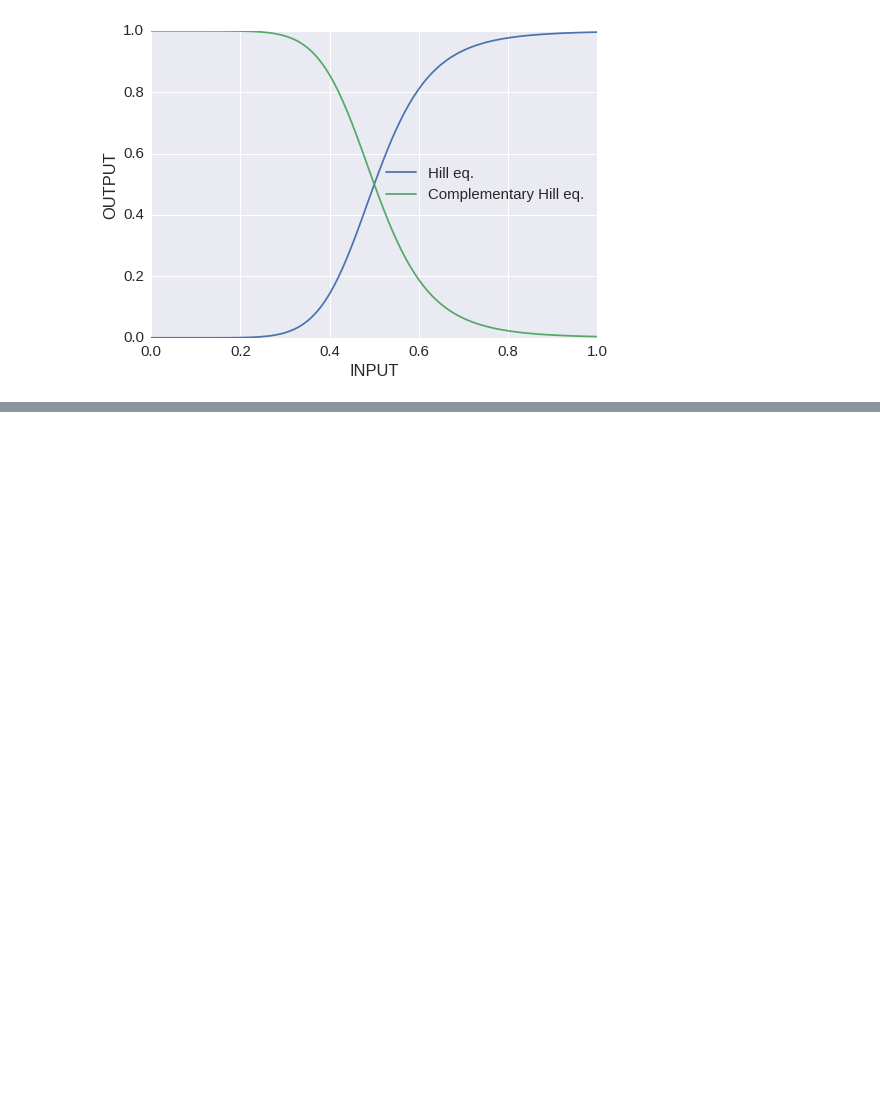
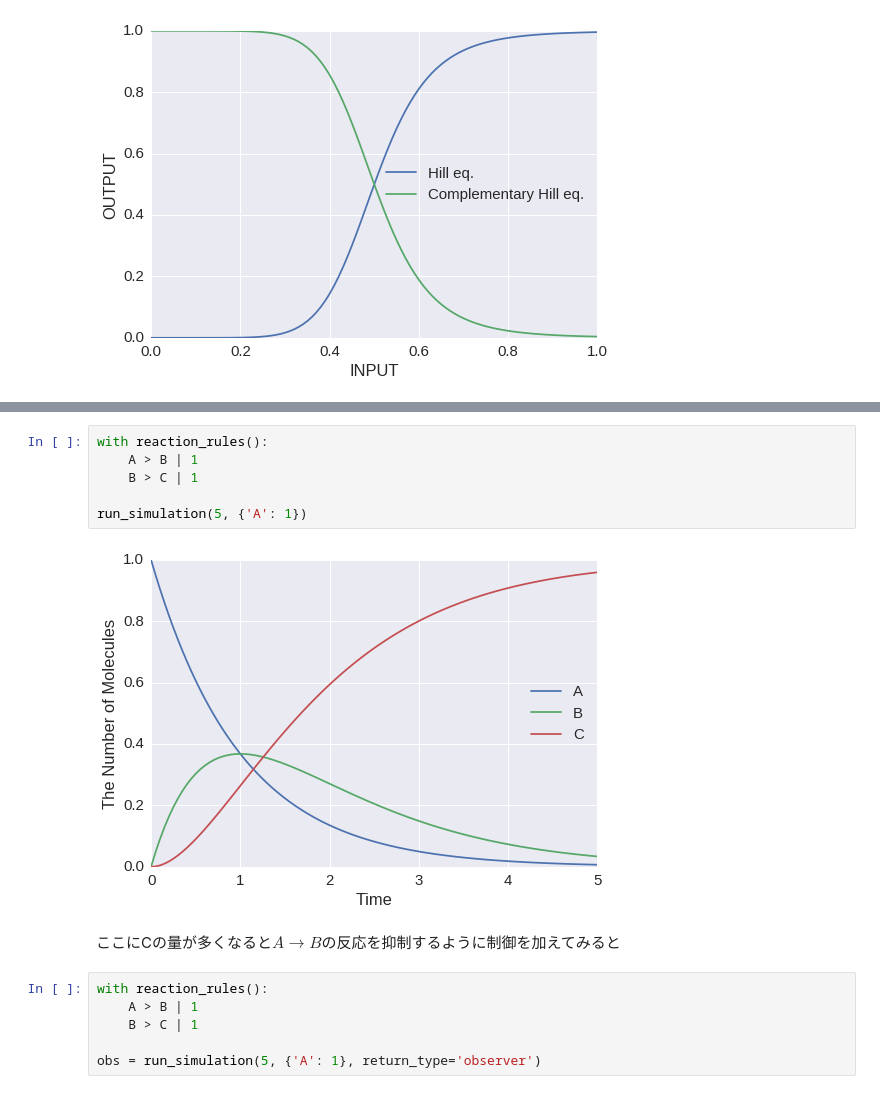
Before and after one commit to kozo2/ecell4-lectures, a Jupyter notebook: lecture2.ipynb, the cells around one changed output, grey strips where cells are left out. Cells and saved outputs as stored; diff of their text form; blank space fills up the shorter version.

```diff
--- a/lecture2.ipynb
+++ b/lecture2.ipynb
@@ -179,0 +191,16 @@ plt.show()
+# %%
+with reaction_rules():
+    A > B | 1
+    B > C | 1
+
+run_simulation(5, {'A': 1})
+# %% [output]
+[figure, added]
+# %% [markdown]
+ここにCの量が多くなると$A{\rightarrow}B$の反応を抑制するように制御を加えてみると
+# %%
+with reaction_rules():
+    A > B | 1
+    B > C | 1
+
+obs = run_simulation(5, {'A': 1}, return_type='observer')
```
Also changed, not shown: parts of 16 cells of this notebook.
